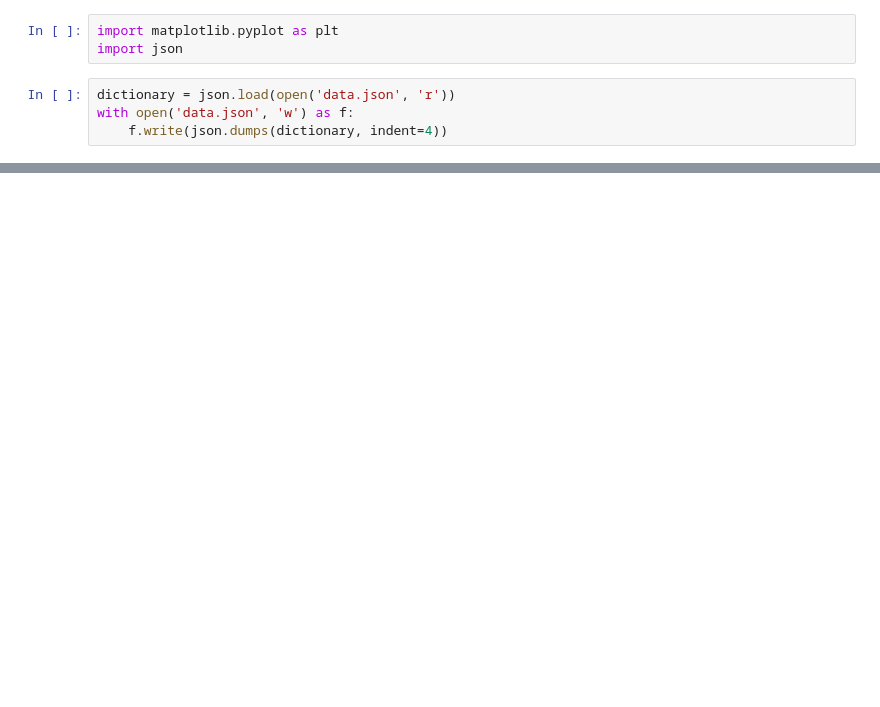
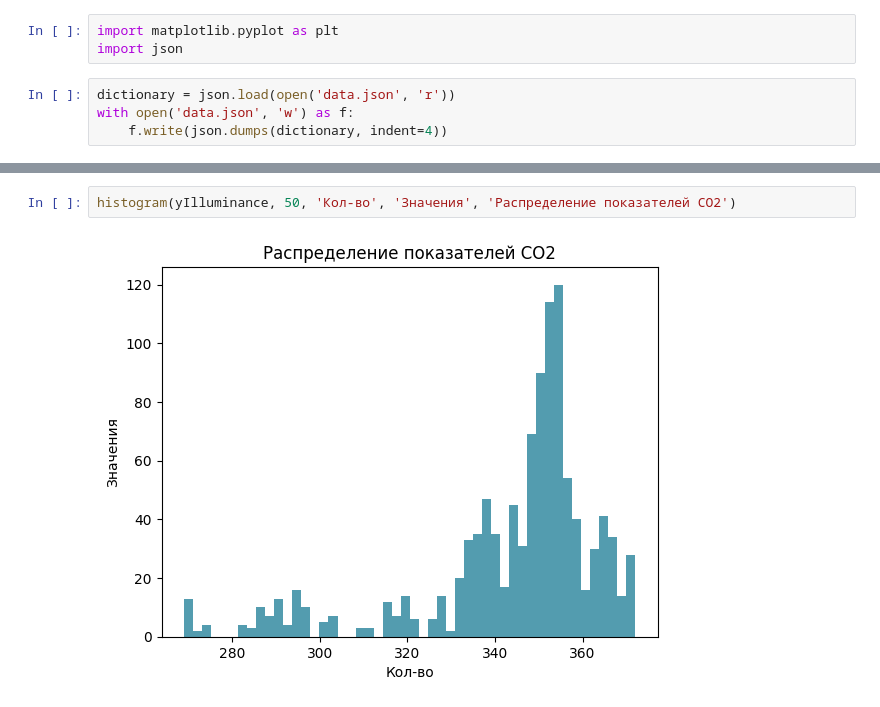
Before and after one commit to tokuseiHagane/IoT-practice, a Jupyter notebook: prac8/main.ipynb, the cells around one changed output, grey strips where cells are left out. Drawn from its saved outputs; the diff is of its cells as text; blank space fills up the shorter version.

```diff
--- a/prac8/main.ipynb
+++ b/prac8/main.ipynb
@@ -40,0 +55,4 @@ make_graph_simple(xAxis, yIlluminance, 'Sound Level')
+# %%
+histogram(yIlluminance, 50, 'Кол-во', 'Значения', 'Распределение показателей СО2')
+# %% [output]
+[figure, added]
```
Also changed, not shown: parts of 11 cells of this notebook, 5 other files.
